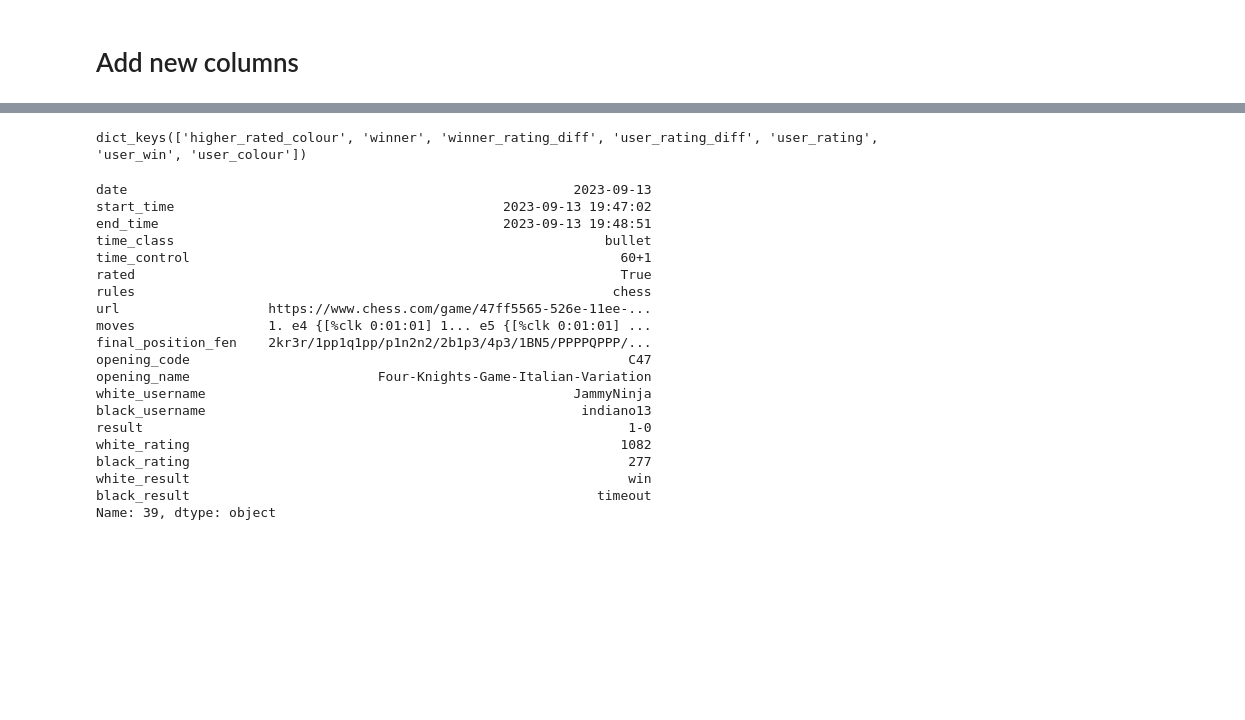
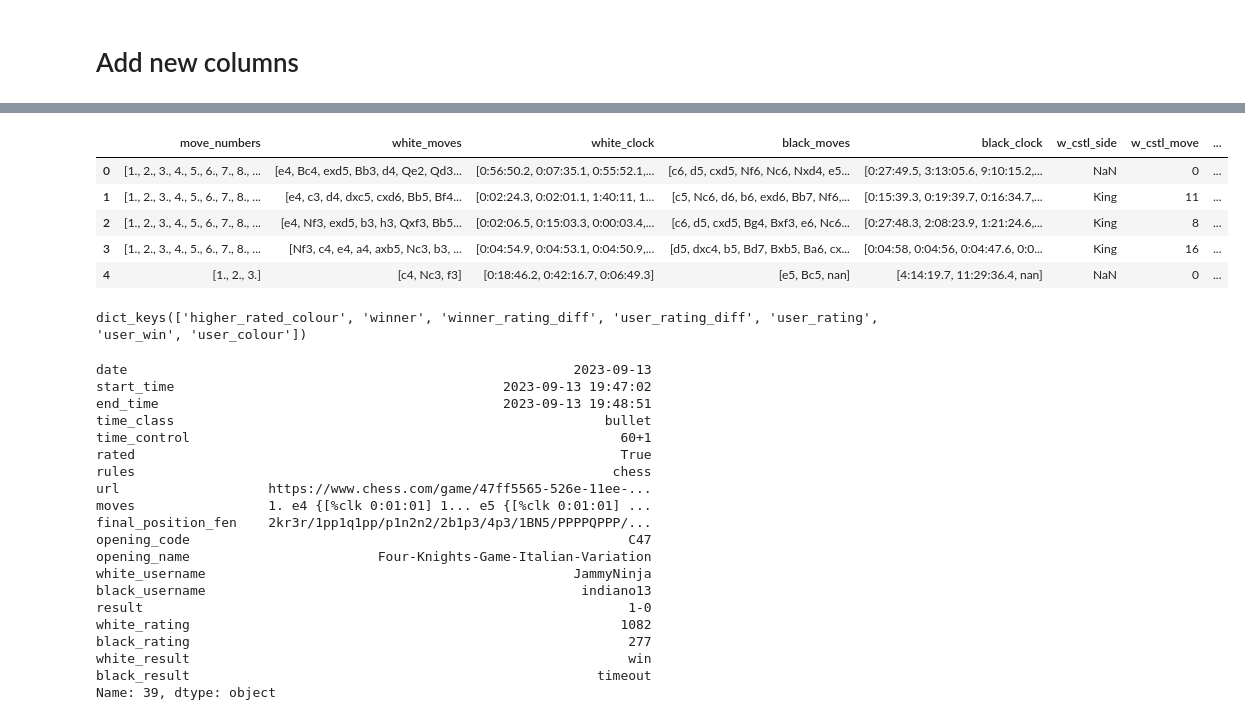
Before and after one commit to JammyNinja/Chess_analysis, a Jupyter notebook: notebooks/EDA2_add_columns.ipynb, the cells around one changed output, grey strips where cells are left out. Cells and saved outputs as stored; diff of their text form; code cells hidden in the pictures; blank space fills up the shorter version.

Commit message:
first pipeline done in nb

```diff
--- a/notebooks/EDA2_add_columns.ipynb
+++ b/notebooks/EDA2_add_columns.ipynb
@@ -67,6 +76,8 @@ file /home/louis/code/JammyNinja/Sandbox/Chess_analysis/data/all_games_2023-01_t
 Do you want to download all games again?
 >>(Have you played more since last running this?)
 y/n:n
+# %%
+X = all_games_df_raw.copy()
 # %%
 all_games_df_raw
 # %% [output]
@@ -193,3 +285,17 @@ process_moves(all_games_df_raw.iloc[0])
+# %%
+moves_proc = FunctionTransformer(process_moves_pipe)
+
+moves_pipe = Pipeline([
+    ("process_moves", moves_proc)
+])
+moves_pipe.fit_transform(X.iloc[:5])
+# %% [output]
+|  | move_numbers | white_moves | white_clock | black_moves | black_clock | w_cstl_side | w_cstl_move | ... |
+| 0 | [1., 2., 3., 4., 5., 6., 7., 8., ... | [e4, Bc4, exd5, Bb3, d4, Qe2, Qd3... | [0:56:50.2, 0:07:35.1, 0:55:52.1,... | [c6, d5, cxd5, Nf6, Nc6, Nxd4, e5... | [0:27:49.5, 3:13:05.6, 9:10:15.2,... | NaN | 0 | ... |
+| 1 | [1., 2., 3., 4., 5., 6., 7., 8., ... | [e4, c3, d4, dxc5, cxd6, Bb5, Bf4... | [0:02:24.3, 0:02:01.1, 1:40:11, 1... | [c5, Nc6, d6, b6, exd6, Bb7, Nf6,... | [0:15:39.3, 0:19:39.7, 0:16:34.7,... | King | 11 | ... |
+| 2 | [1., 2., 3., 4., 5., 6., 7., 8., ... | [e4, Nf3, exd5, b3, h3, Qxf3, Bb5... | [0:02:06.5, 0:15:03.3, 0:00:03.4,... | [c6, d5, cxd5, Bg4, Bxf3, e6, Nc6... | [0:27:48.3, 2:08:23.9, 1:21:24.6,... | King | 8 | ... |
+| 3 | [1., 2., 3., 4., 5., 6., 7., 8., ... | [Nf3, c4, e4, a4, axb5, Nc3, b3, ... | [0:04:54.9, 0:04:53.1, 0:04:50.9,... | [d5, dxc4, b5, Bd7, Bxb5, Ba6, cx... | [0:04:58, 0:04:56, 0:04:47.6, 0:0... | King | 16 | ... |
+| 4 | [1., 2., 3.] | [c4, Nc3, f3] | [0:18:46.2, 0:42:16.7, 0:06:49.3] | [e5, Bc5, nan] | [4:14:19.7, 11:29:36.4, nan] | NaN | 0 | ... |
 # %%
 def process_winner_rating(row):
 
```
Also changed, not shown: parts of 9 cells of this notebook.
